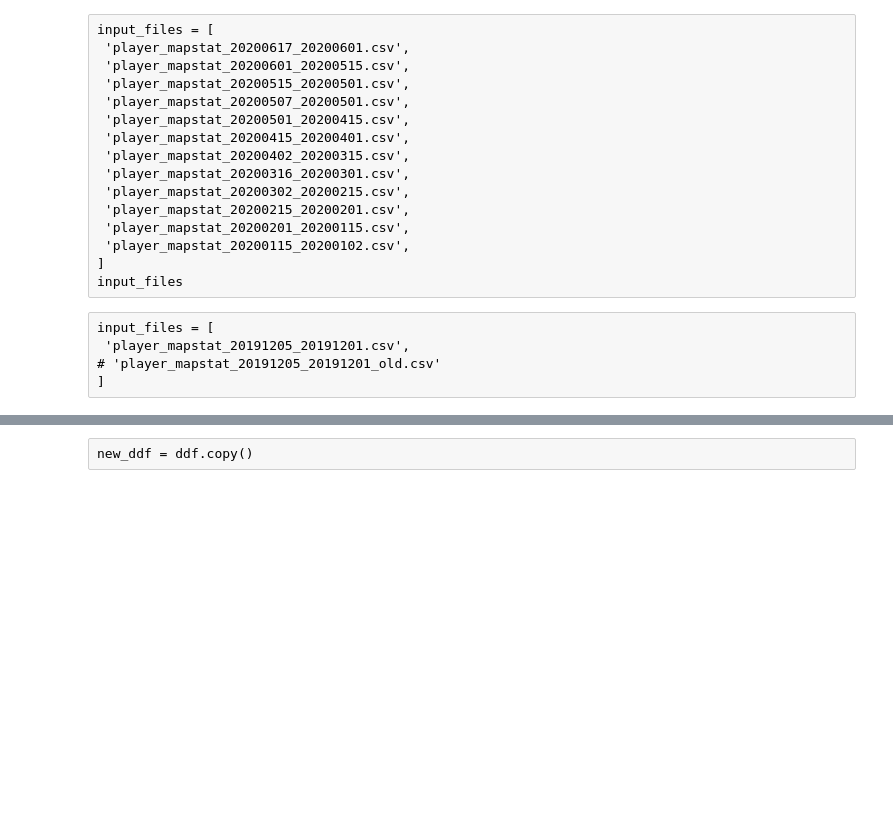
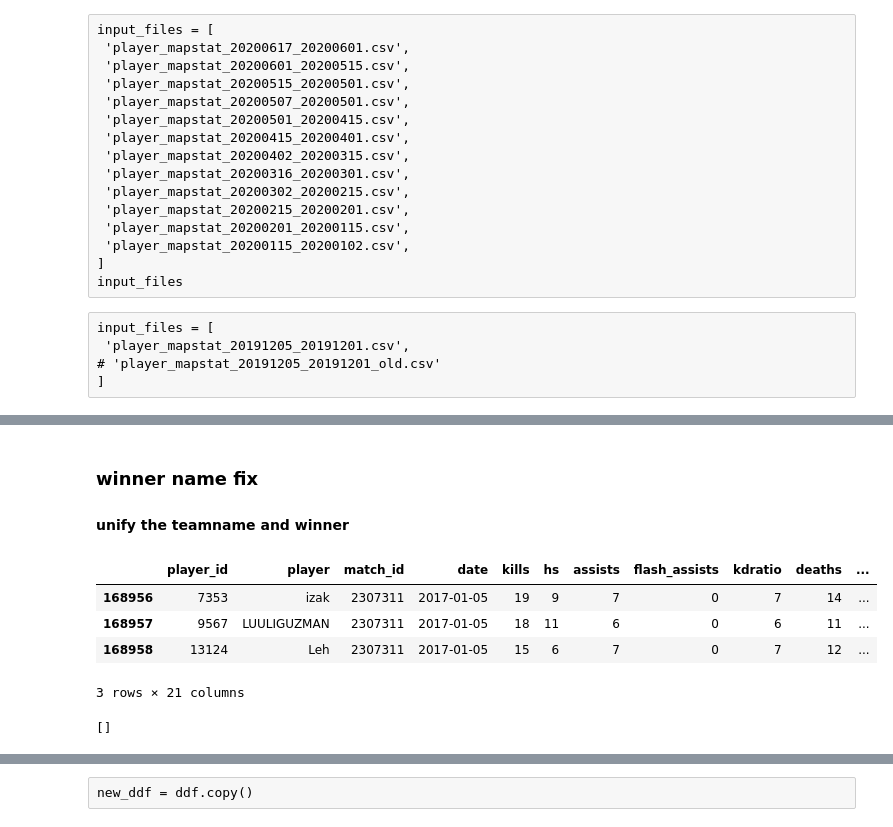
Before and after one commit to pqrt12/Final_Project, a Jupyter notebook: Notebook/cleaning.ipynb, the cells around one changed output, grey strips where cells are left out. Cells and saved outputs as stored; diff of their text form; code cells hidden in the pictures; blank space fills up the shorter version.

```diff
--- a/Notebook/cleaning.ipynb
+++ b/Notebook/cleaning.ipynb
@@ -203,0 +210,3 @@ new_ddf = ddf.copy()
+# %% [markdown]
+### winner name fix
+#### unify the teamname and winner
@@ -203,0 +260,16 @@ new_ddf = ddf.copy()
+# %%
+filename = 'player_mapstat_2017.csv'
+# %%
+new_ddf = pd.read_csv(filename)
+new_ddf.tail(3)
+# %% [output]
+|  | player_id | player | match_id | date | kills | hs | assists | flash_assists | kdratio | deaths | ... |
+| 168956 | 7353 | izak | 2307311 | 2017-01-05 | 19 | 9 | 7 | 0 | 7 | 14 | ... |
+| 168957 | 9567 | LUULIGUZMAN | 2307311 | 2017-01-05 | 18 | 11 | 6 | 0 | 6 | 11 | ... |
+| 168958 | 13124 | Leh | 2307311 | 2017-01-05 | 15 | 6 | 7 | 0 | 7 | 12 | ... |
+3 rows × 21 columns
+# %%
+c = check_ghosts(new_ddf)
+c
+# %% [output]
+[]
```
Also changed, not shown: parts of 12 cells of this notebook.
